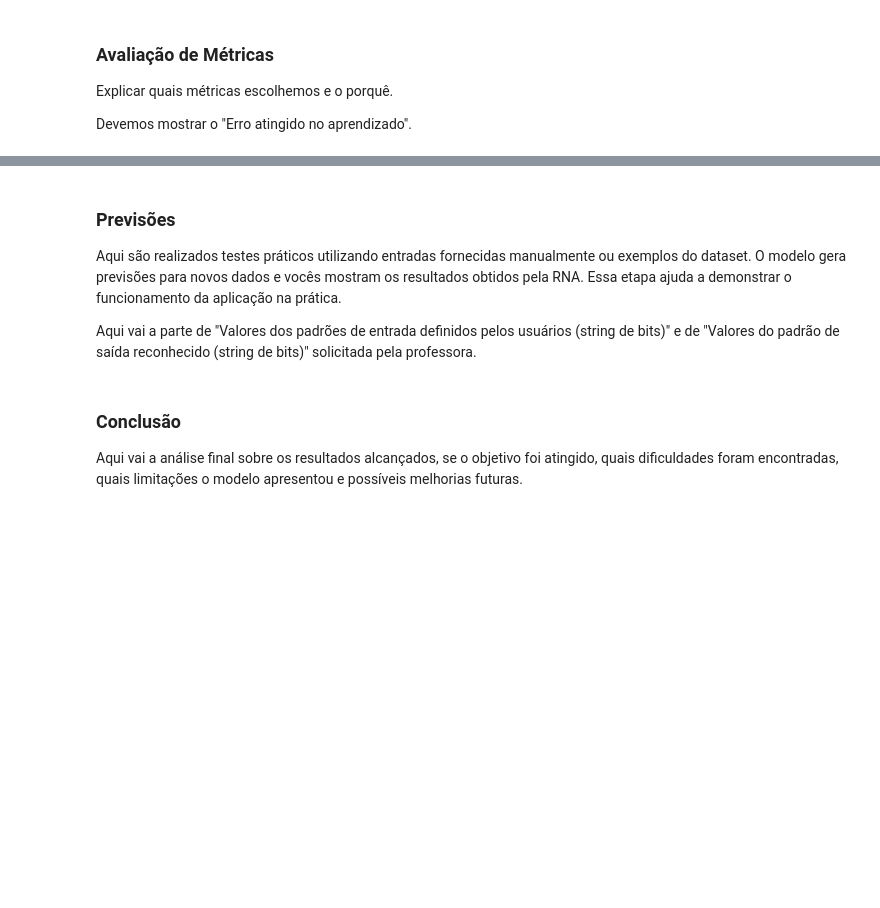
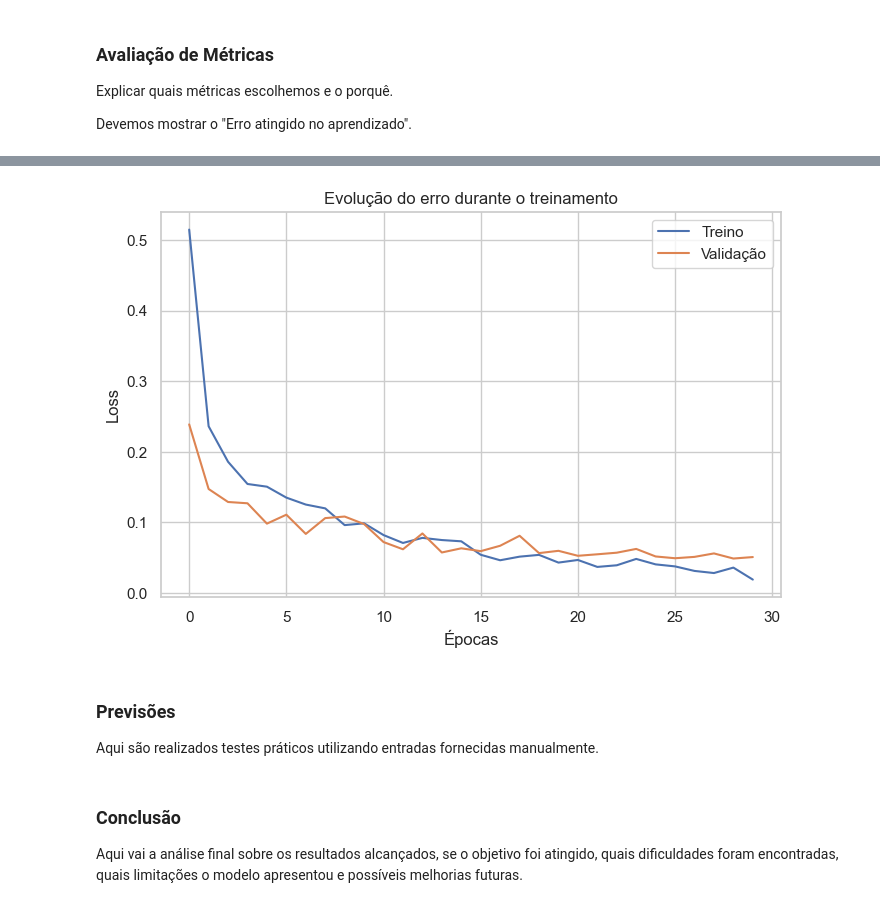
Before and after one commit to AnaElisaMueller/rna, a Jupyter notebook: notebooks/main.ipynb, the cells around one changed output, grey strips where cells are left out. Drawn from its saved outputs; the diff is of its cells as text; code cells hidden in the pictures; blank space fills up the shorter version.

Commit message:
feat: implementa testes de hiperparâmetros e avaliação de modelos

```diff
--- a/notebooks/main.ipynb
+++ b/notebooks/main.ipynb
@@ -611,8 +816,29 @@ Esta seção apresenta experimentos realizados com diferentes configurações da
+# %%
+import matplotlib.pyplot as plt
+
+plt.figure(figsize=(8,5))
+
+plt.plot(
+    historico.history['loss'],
+    label='Treino'
+)
+
+plt.plot(
+    historico.history['val_loss'],
+    label='Validação'
+)
+
+plt.xlabel('Épocas')
+plt.ylabel('Loss')
+plt.title('Evolução do erro durante o treinamento')
+plt.legend()
+
+plt.show()
+# %% [output]
+[figure, added]
 # %% [markdown]
 ### Previsões
-Aqui são realizados testes práticos utilizando entradas fornecidas manualmente ou exemplos do dataset. O modelo gera previsões para novos dados e vocês mostram os resultados obtidos pela RNA. Essa etapa ajuda a demonstrar o funcionamento da aplicação na prática.
-
-Aqui vai a parte de "Valores dos padrões de entrada definidos pelos usuários (string de bits)" e de "Valores do padrão de saída reconhecido (string de bits)" solicitada pela professora.
+Aqui são realizados testes práticos utilizando entradas fornecidas manualmente.
 # %% [markdown]
 ### Conclusão
 Aqui vai a análise final sobre os resultados alcançados, se o objetivo foi atingido, quais dificuldades foram encontradas, quais limitações o modelo apresentou e possíveis melhorias futuras.
```
Also changed, not shown: parts of 27 cells of this notebook, 2 other files.
